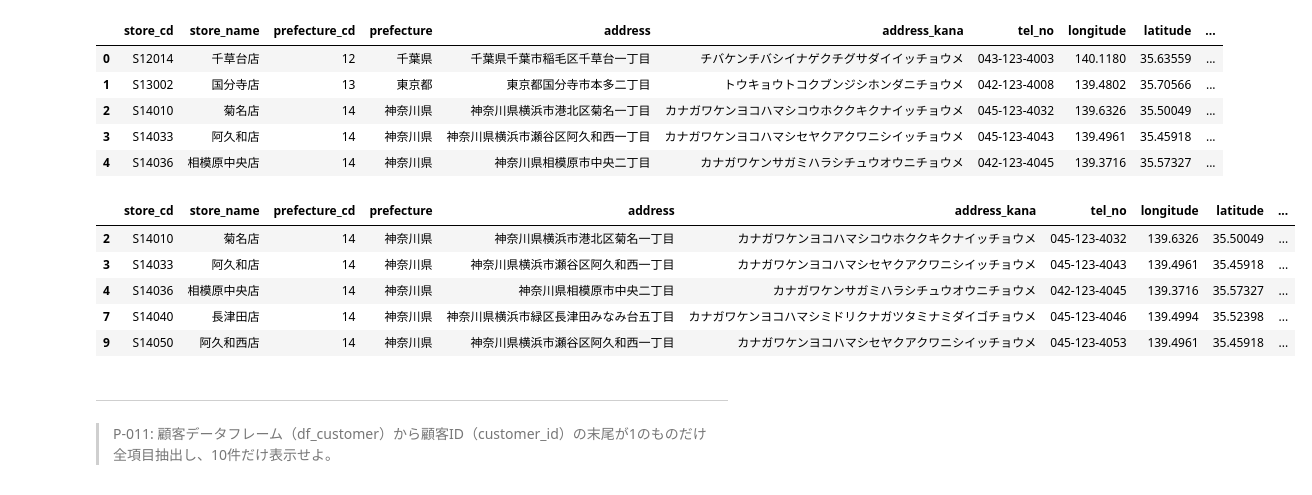
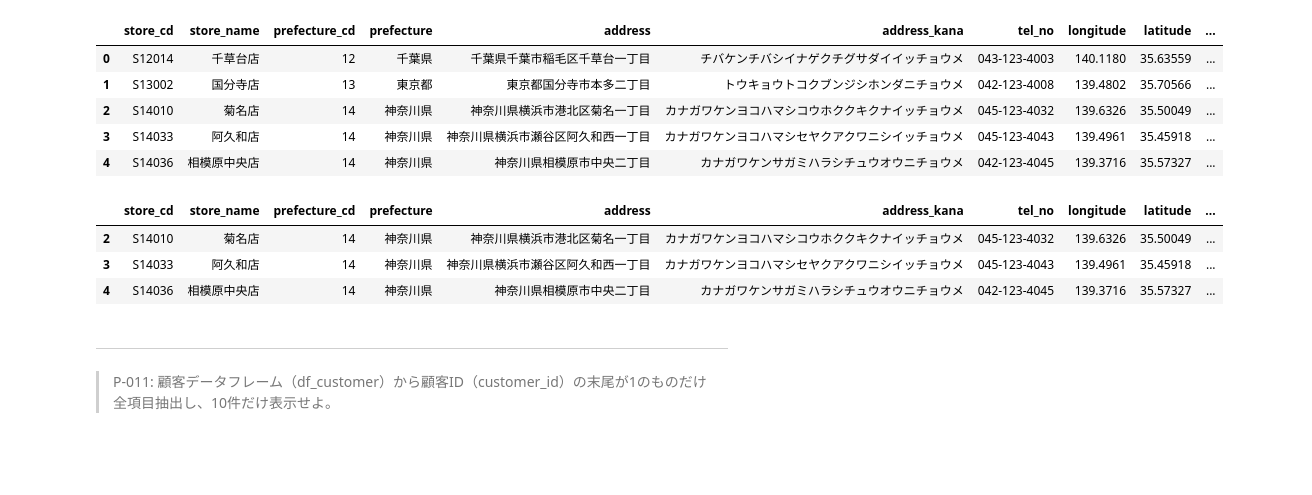
Before and after one commit to ryotoitoi/100knocks-preprocess, a Jupyter notebook: docker/work/preprocess_knock_Python.ipynb, the cells around one changed output. Saved outputs shown, nothing was run; the diff lists cells and outputs as text; code cells hidden in the pictures; blank space fills up the shorter version.

```diff
--- a/docker/work/preprocess_knock_Python.ipynb
+++ b/docker/work/preprocess_knock_Python.ipynb
@@ -201,14 +201,12 @@ df_store.head()
 | 3 | S14033 | 阿久和店 | 14 | 神奈川県 | 神奈川県横浜市瀬谷区阿久和西一丁目 | カナガワケンヨコハマシセヤクアクワニシイッチョウメ | 045-123-4043 | 139.4961 | 35.45918 | ... |
 | 4 | S14036 | 相模原中央店 | 14 | 神奈川県 | 神奈川県相模原市中央二丁目 | カナガワケンサガミハラシチュウオウニチョウメ | 042-123-4045 | 139.3716 | 35.57327 | ... |
 # %%
-df_store.query("store_cd.str.startswith('S14')", engine = 'python').head()
+df_store.query("store_cd.str.startswith('S14')", engine = 'python').head(3)
 # %% [output]
 |  | store_cd | store_name | prefecture_cd | prefecture | address | address_kana | tel_no | longitude | latitude | ... |
 | 2 | S14010 | 菊名店 | 14 | 神奈川県 | 神奈川県横浜市港北区菊名一丁目 | カナガワケンヨコハマシコウホククキクナイッチョウメ | 045-123-4032 | 139.6326 | 35.50049 | ... |
 | 3 | S14033 | 阿久和店 | 14 | 神奈川県 | 神奈川県横浜市瀬谷区阿久和西一丁目 | カナガワケンヨコハマシセヤクアクワニシイッチョウメ | 045-123-4043 | 139.4961 | 35.45918 | ... |
 | 4 | S14036 | 相模原中央店 | 14 | 神奈川県 | 神奈川県相模原市中央二丁目 | カナガワケンサガミハラシチュウオウニチョウメ | 042-123-4045 | 139.3716 | 35.57327 | ... |
-| 7 | S14040 | 長津田店 | 14 | 神奈川県 | 神奈川県横浜市緑区長津田みなみ台五丁目 | カナガワケンヨコハマシミドリクナガツタミナミダイゴチョウメ | 045-123-4046 | 139.4994 | 35.52398 | ... |
-| 9 | S14050 | 阿久和西店 | 14 | 神奈川県 | 神奈川県横浜市瀬谷区阿久和西一丁目 | カナガワケンヨコハマシセヤクアクワニシイッチョウメ | 045-123-4053 | 139.4961 | 35.45918 | ... |
 # %% [markdown]
 ---
 > P-011: 顧客データフレーム（df_customer）から顧客ID（customer_id）の末尾が1のものだけ全項目抽出し、10件だけ表示せよ。
```
Also changed, not shown: parts of 10 cells of this notebook, 1 other file.
